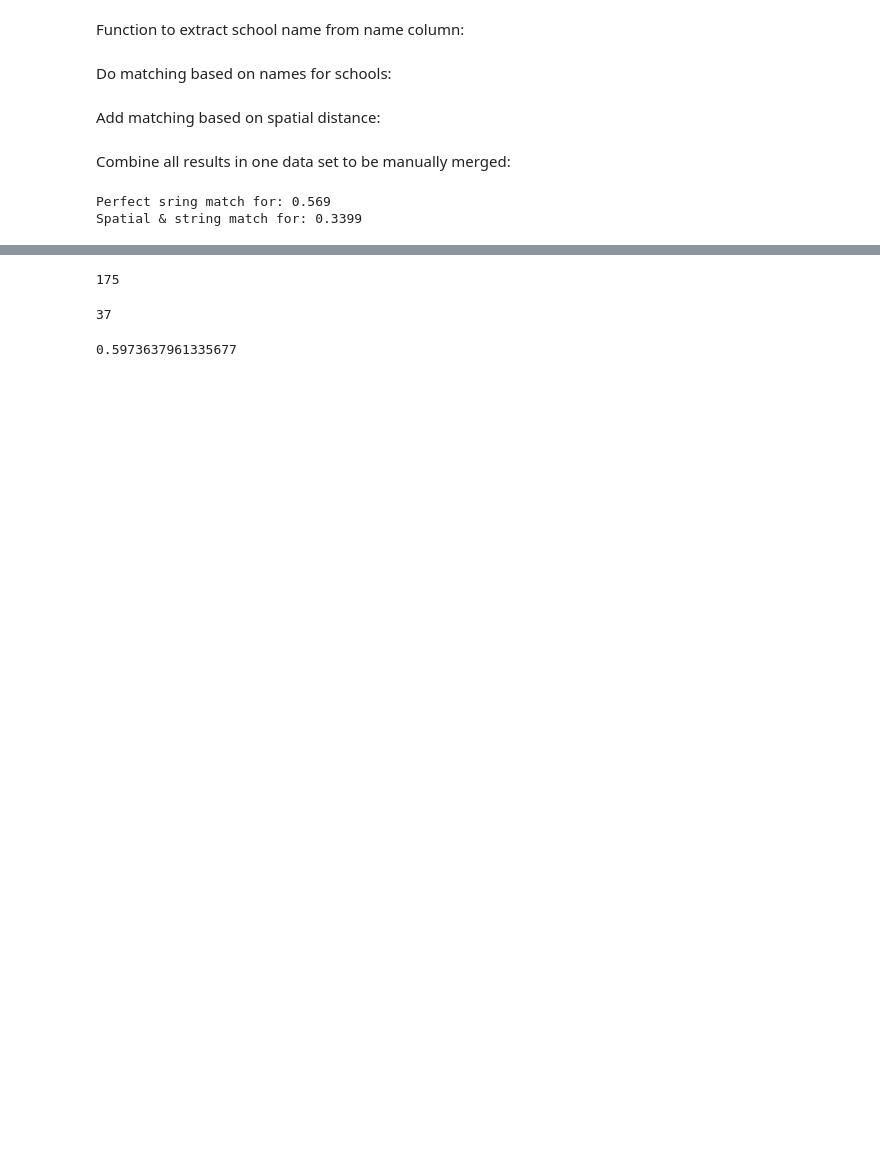
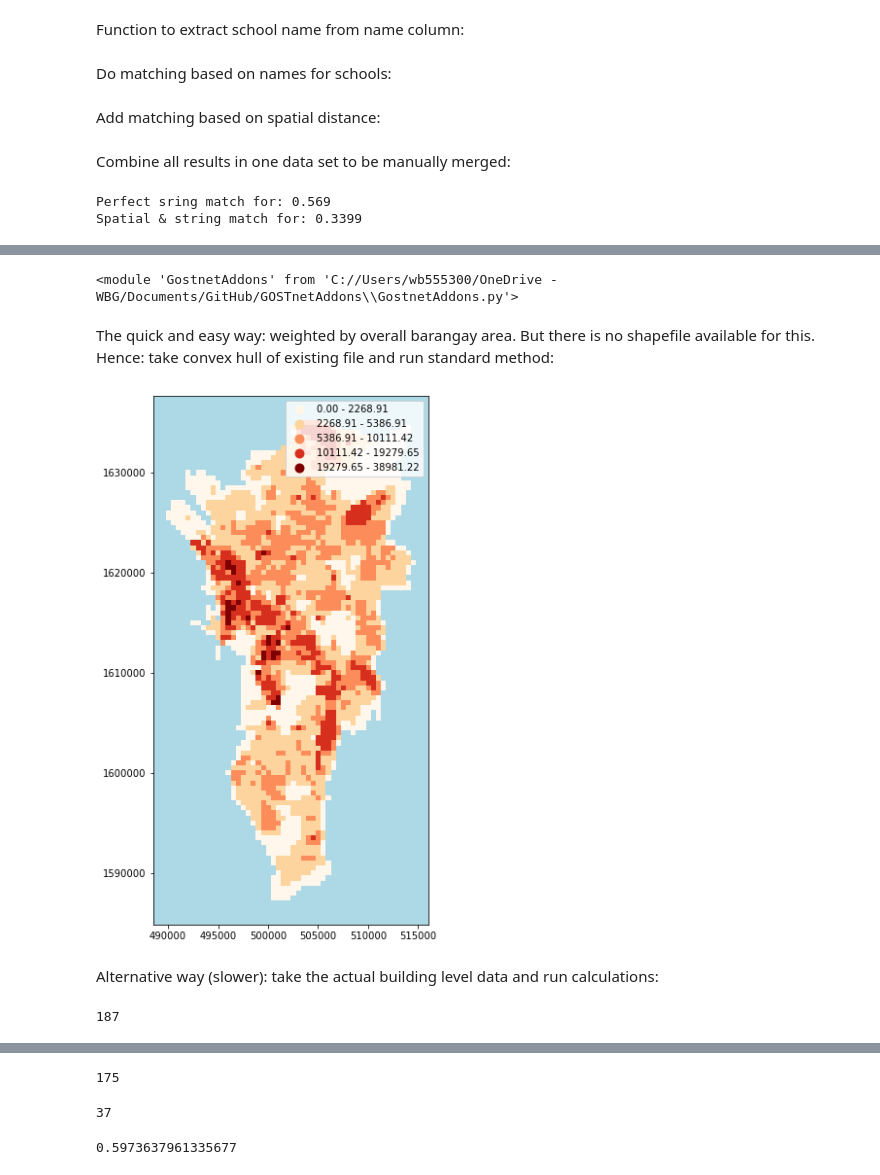
Before and after one commit to sfthies/Manila_seismic_risk, a Jupyter notebook: Main.ipynb, the cells around one changed output, grey strips where cells are left out. Cells and saved outputs as stored; diff of their text form; code cells hidden in the pictures; blank space fills up the shorter version.

Commit message:
Implement population interpolation and inverse distance weighting

```diff
--- a/Main.ipynb
+++ b/Main.ipynb
@@ -315,0 +400,2 @@ Spatial & string match for: 0.3399
+# %%
+grid_p = gpd.GeoDataFrame(geometry = gna.make_fishnet(AOI_p, 500))
@@ -315,0 +406,23 @@ Spatial & string match for: 0.3399
+# %%
+reload(gna)
+# %% [output]
+<module 'GostnetAddons' from 'C://Users/wb555300/OneDrive - WBG/Documents/GitHub/GOSTnetAddons\\GostnetAddons.py'>
+# %% [markdown]
+The quick and easy way: weighted by overall barangay area. But there is no shapefile available for this. Hence: take convex hull of existing file and run standard method:
+# %%
+barangays_geoms_p = building_pop_p.convex_hull
+barangay_pop_p = building_pop_p.drop(columns = 'geometry')
+
+barangay_pop_p = gpd.GeoDataFrame(barangay_pop_p, geometry = barangays_geoms_p)
+# %%
+grid_p['Pop'] = gna.area_weighted_aggregation(grid_p, barangay_pop_p, ['Bgy_Popula'])
+# %%
+# Apparently some values are nan because there was no overaly between grid and population data -> set these values to 0:
+grid_p.loc[np.isnan(grid_p['Pop']), 'Pop'] = 0
+# %%
+ax = grid_p.plot(column = 'Pop', figsize = (10,10), scheme="fisherjenkssampled", legend = True,  cmap='OrRd')
+ax.set_facecolor('lightblue')
+# %% [output]
+[figure, added]
+# %% [markdown]
+Alternative way (slower): take the actual building level data and run calculations:
@@ -315,0 +431,4 @@ Spatial & string match for: 0.3399
+# %%
+np.isnan(grid_p['Pop_build']).sum()
+# %% [output]
+187
```
Also changed, not shown: parts of 62 cells of this notebook.
